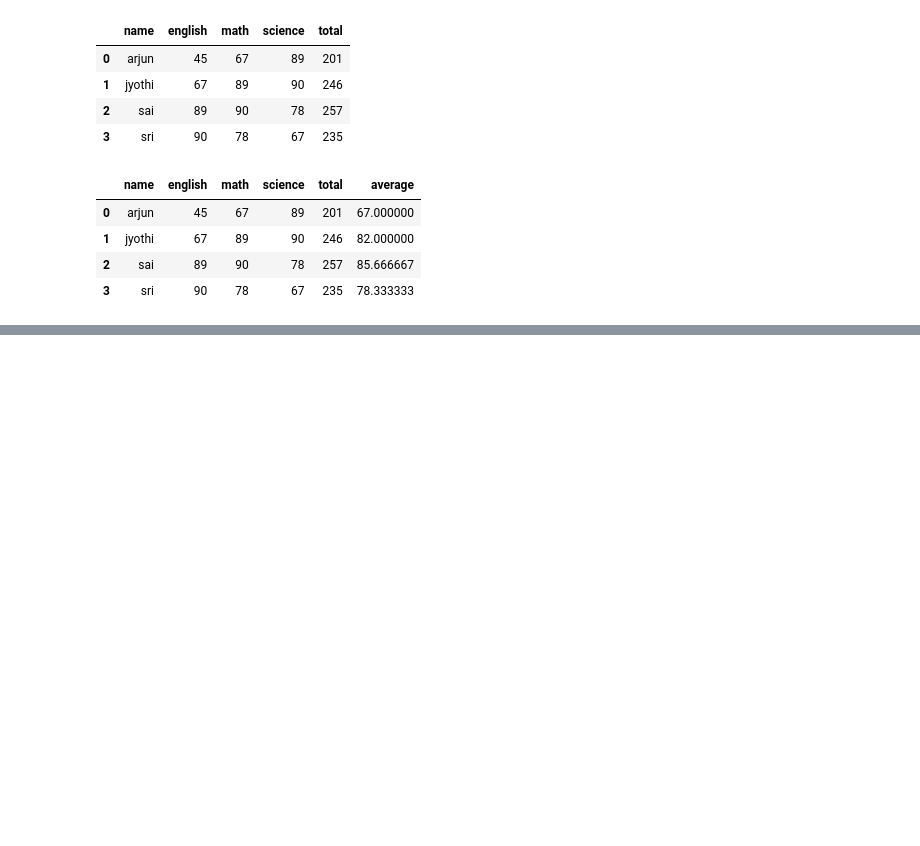
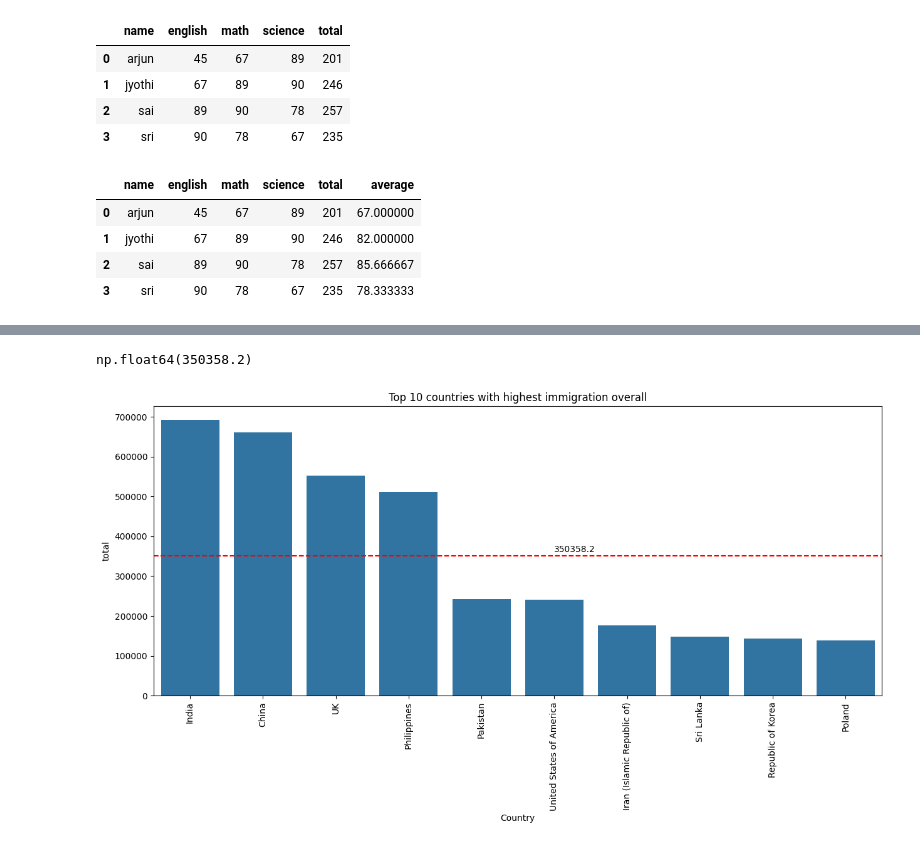
Before and after one commit to 123anshika456/DA-python, a Jupyter notebook: pandas.ipynb, the cells around one changed output, grey strips where cells are left out. Drawn from its saved outputs; the diff is of its cells as text; code cells hidden in the pictures; blank space fills up the shorter version.

Commit message:
#15 pandas add, drop, rename, sort, replace, apply

```diff
--- a/pandas.ipynb
+++ b/pandas.ipynb
@@ -317,0 +335,3 @@ d2
+# %%
+df['dummy_col'] = 1
+df
@@ -317,0 +357,13 @@ d2
+# %%
+# drop
+cols_to_drop = ['Type','Coverage','AREA','REG','DEV','dummy_col']
+df = df.drop(columns=cols_to_drop)
+# %%
+df = df.rename(
+    columns={
+        'OdName': 'Country',
+        'AreaName': 'continent',
+        'RegName': 'region',
+        'DevName': 'status'
+    }
+)
@@ -317,0 +402,16 @@ d2
+# %%
+df = df.sort_values(by='total', ascending=False) # descending values
+# %%
+df.head(10)['total'].mean()
+# %% [output]
+np.float64(350358.2)
+# %%
+fig, ax = plt.subplots(figsize=(15,6))
+sns.barplot(x='Country', y='total', data=df.head(10), ax=ax)
+ax.axhline(df.head(10)['total'].mean(), color='r', linestyle='--')
+ax.text(5, df.head(10)['total'].mean()+10000, df.head(10)['total'].mean())
+plt.title("Top 10 countries with highest immigration overall")
+plt.xticks(rotation=90)
+plt.show()
+# %% [output]
+[figure, added]
```
Also changed, not shown: parts of 9 cells of this notebook.
